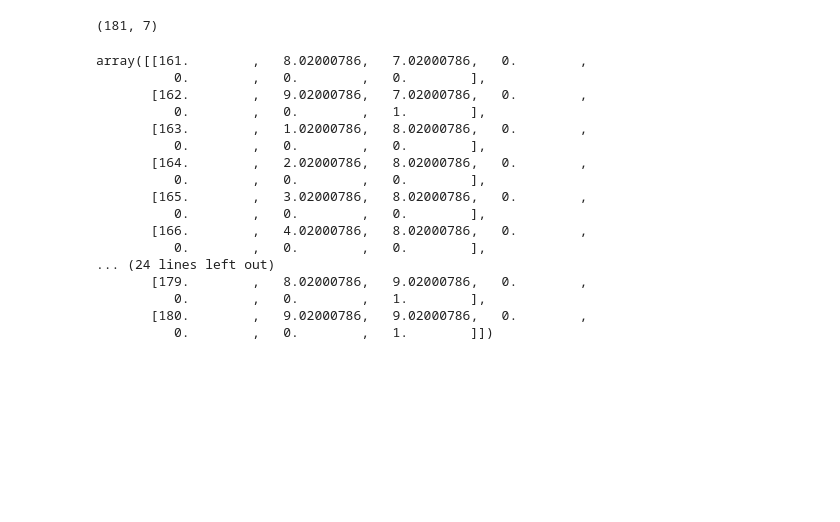
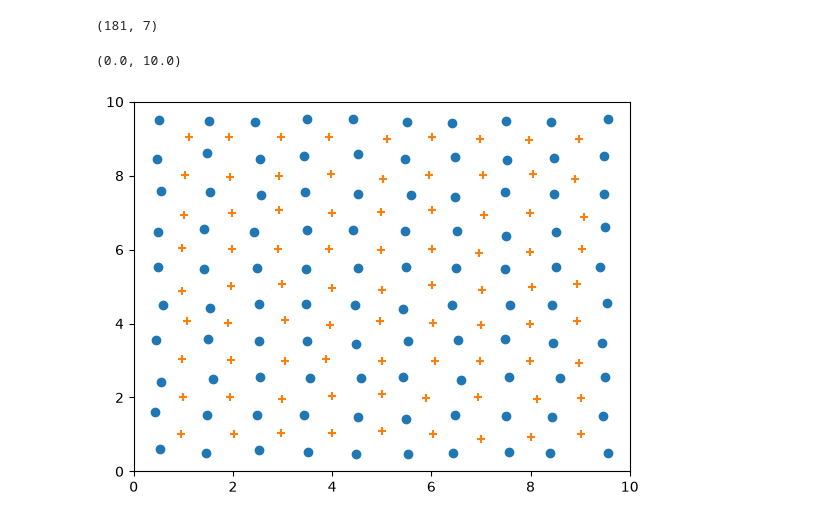
Before and after one commit to smazoyerdatascience/2D-Glass, a Jupyter notebook: basic_simulations.ipynb, the cells around one changed output. Saved outputs shown, nothing was run; the diff lists cells and outputs as text; code cells hidden in the pictures; blank space fills up the shorter version.

Commit message:
function generating square grid checked

```diff
--- a/basic_simulations.ipynb
+++ b/basic_simulations.ipynb
@@ -433,7 +433,7 @@ noise_param = 0.05
 # %%
 np.random.seed(0)
 
-def noise_gen(noise_param = noise_param, rand_seed = np.random.seed(0)): # generating quasi normal random noise with max abs noise set to side_size/10.
+def noise_gen(noise_param = noise_param): # generating quasi normal random noise with max abs noise set to side_size/10.
     noise = 0.
     if noise_param * side_size * np.random.randn() >= 0. :
         noise = np.min([noise_param * side_size * np.random.randn(), side_size/10.])
@@ -467,8 +467,8 @@ def generate_square_grid(density_big = density_big, sample_x_size = side_size *
     for j in range(nb_big_y): # columns generation
 
         for i in range(nb_big_x): # rows generation
-            pos_x = side_size/2. + i * side_size + noise_gen(noise_param=noise_param, rand_seed = np.random.seed(0))
-            pos_y = side_size/2. + j * side_size + noise_gen(noise_param=noise_param, rand_seed = np.random.seed(0))
+            pos_x = side_size/2. + i * side_size + noise_gen(noise_param=noise_param)
+            pos_y = side_size/2. + j * side_size + noise_gen(noise_param=noise_param)
 
             coord[idx, 0] = idx
             coord[idx, 1] = pos_x
@@ -493,8 +493,8 @@ def generate_square_grid(density_big = density_big, sample_x_size = side_size *
     for j in range(nb_small_y): # columns generation
 
         for i in range(nb_small_x): # rows generation
-            pos_x = side_size + i * side_size + noise_gen(noise_param=noise_param, rand_seed = np.random.seed(0))
-            pos_y = side_size + j * side_size + noise_gen(noise_param=noise_param, rand_seed = np.random.seed(0))
+            pos_x = side_size + i * side_size + noise_gen(noise_param=noise_param)
+            pos_y = side_size + j * side_size + noise_gen(noise_param=noise_param)
 
             coord[idx, 0] = idx
             coord[idx, 1] = pos_x
@@ -519,21 +519,10 @@ coord0.shape
 # %% [output]
 (181, 7)
 # %%
+plt.scatter(x=coord0[:100, 1], y=coord0[:100, 2])
+plt.scatter(x=coord0[100:, 1], y=coord0[100:, 2], marker="+")
+plt.xlim(0,10)
+plt.ylim(0,10)
 # %% [output]
-array([[161.        ,   8.02000786,   7.02000786,   0.        ,
-          0.        ,   0.        ,   0.        ],
-       [162.        ,   9.02000786,   7.02000786,   0.        ,
-          0.        ,   0.        ,   1.        ],
-       [163.        ,   1.02000786,   8.02000786,   0.        ,
-          0.        ,   0.        ,   0.        ],
-       [164.        ,   2.02000786,   8.02000786,   0.        ,
-          0.        ,   0.        ,   0.        ],
-       [165.        ,   3.02000786,   8.02000786,   0.        ,
-          0.        ,   0.        ,   0.        ],
-       [166.        ,   4.02000786,   8.02000786,   0.        ,
-          0.        ,   0.        ,   0.        ],
-... (24 lines left out)
-       [179.        ,   8.02000786,   9.02000786,   0.        ,
-          0.        ,   0.        ,   1.        ],
-       [180.        ,   9.02000786,   9.02000786,   0.        ,
-          0.        ,   0.        ,   1.        ]])
+(0.0, 10.0)
+[figure, added]
```
